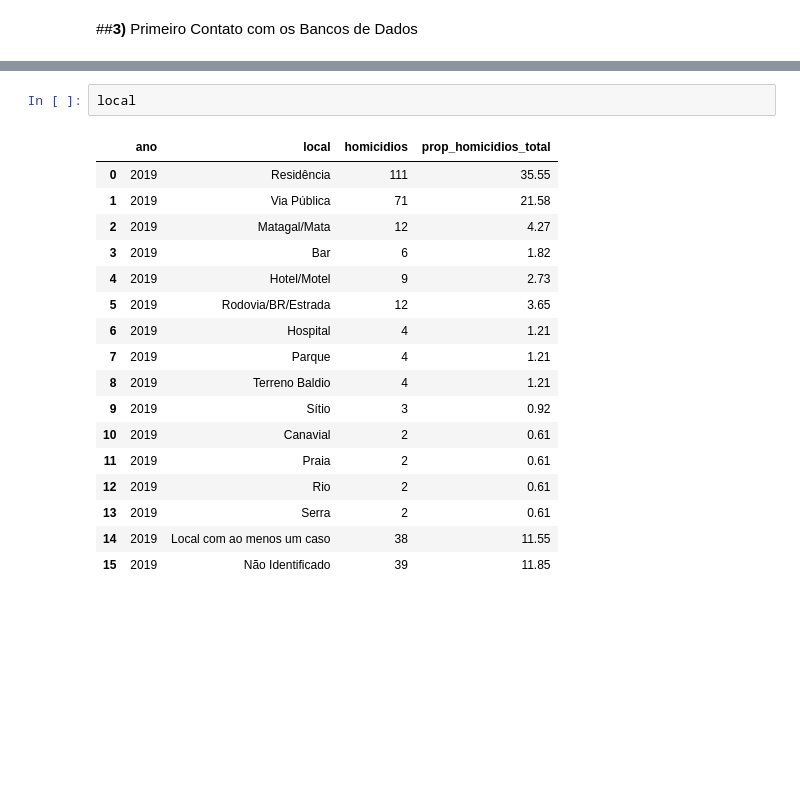
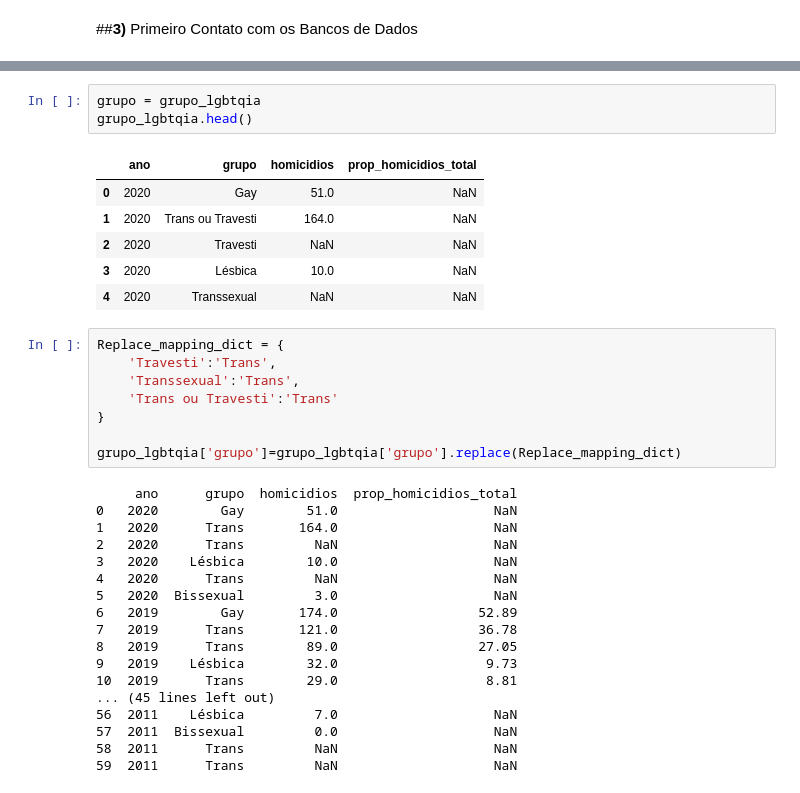
Before and after one commit to YasminForestti/Processo-seletivo-Analytica-2022, a Jupyter notebook: Obtenção_dos_dados.ipynb, the cells around one changed output, grey strips where cells are left out. Drawn from its saved outputs; the diff is of its cells as text; blank space fills up the shorter version.

```diff
--- a/Obtenção_dos_dados.ipynb
+++ b/Obtenção_dos_dados.ipynb
@@ -96,20 +33,36 @@ grupo_lgbtqia
-# %%
-local
-# %% [output]
-|  | ano | local | homicidios | prop_homicidios_total |
-| 0 | 2019 | Residência | 111 | 35.55 |
-| 1 | 2019 | Via Pública | 71 | 21.58 |
-| 2 | 2019 | Matagal/Mata | 12 | 4.27 |
-| 3 | 2019 | Bar | 6 | 1.82 |
-| 4 | 2019 | Hotel/Motel | 9 | 2.73 |
-| 5 | 2019 | Rodovia/BR/Estrada | 12 | 3.65 |
-| 6 | 2019 | Hospital | 4 | 1.21 |
-| 7 | 2019 | Parque | 4 | 1.21 |
-| 8 | 2019 | Terreno Baldio | 4 | 1.21 |
-| 9 | 2019 | Sítio | 3 | 0.92 |
-| 10 | 2019 | Canavial | 2 | 0.61 |
-| 11 | 2019 | Praia | 2 | 0.61 |
-| 12 | 2019 | Rio | 2 | 0.61 |
-| 13 | 2019 | Serra | 2 | 0.61 |
-| 14 | 2019 | Local com ao menos um caso | 38 | 11.55 |
-| 15 | 2019 | Não Identificado | 39 | 11.85 |
+# %%
+grupo = grupo_lgbtqia
+grupo_lgbtqia.head()
+# %% [output]
+|  | ano | grupo | homicidios | prop_homicidios_total |
+| 0 | 2020 | Gay | 51.0 | NaN |
+| 1 | 2020 | Trans ou Travesti | 164.0 | NaN |
+| 2 | 2020 | Travesti | NaN | NaN |
+| 3 | 2020 | Lésbica | 10.0 | NaN |
+| 4 | 2020 | Transsexual | NaN | NaN |
+# %%
+Replace_mapping_dict = {
+    'Travesti':'Trans',
+    'Transsexual':'Trans',
+    'Trans ou Travesti':'Trans'
+}
+
+grupo_lgbtqia['grupo']=grupo_lgbtqia['grupo'].replace(Replace_mapping_dict)
+# %% [output]
+     ano      grupo  homicidios  prop_homicidios_total
+0   2020        Gay        51.0                    NaN
+1   2020      Trans       164.0                    NaN
+2   2020      Trans         NaN                    NaN
+3   2020    Lésbica        10.0                    NaN
+4   2020      Trans         NaN                    NaN
+5   2020  Bissexual         3.0                    NaN
+6   2019        Gay       174.0                  52.89
+7   2019      Trans       121.0                  36.78
+8   2019      Trans        89.0                  27.05
+9   2019    Lésbica        32.0                   9.73
+10  2019      Trans        29.0                   8.81
+... (45 lines left out)
+56  2011    Lésbica         7.0                    NaN
+57  2011  Bissexual         0.0                    NaN
+58  2011      Trans         NaN                    NaN
+59  2011      Trans         NaN                    NaN
```
Also changed, not shown: parts of 14 cells of this notebook.
